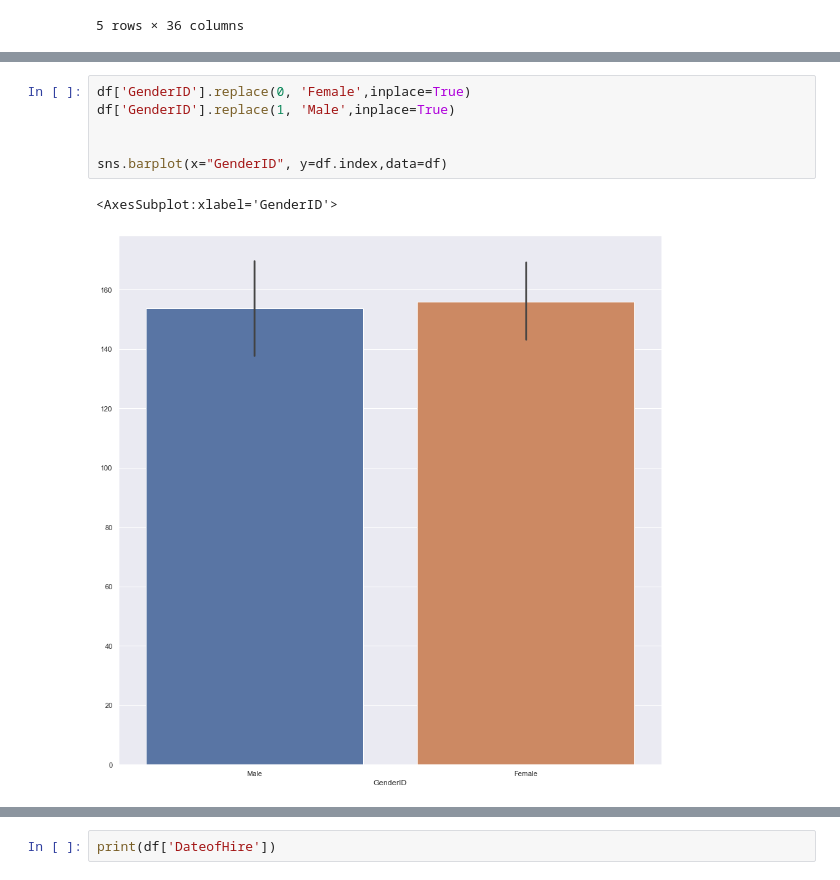
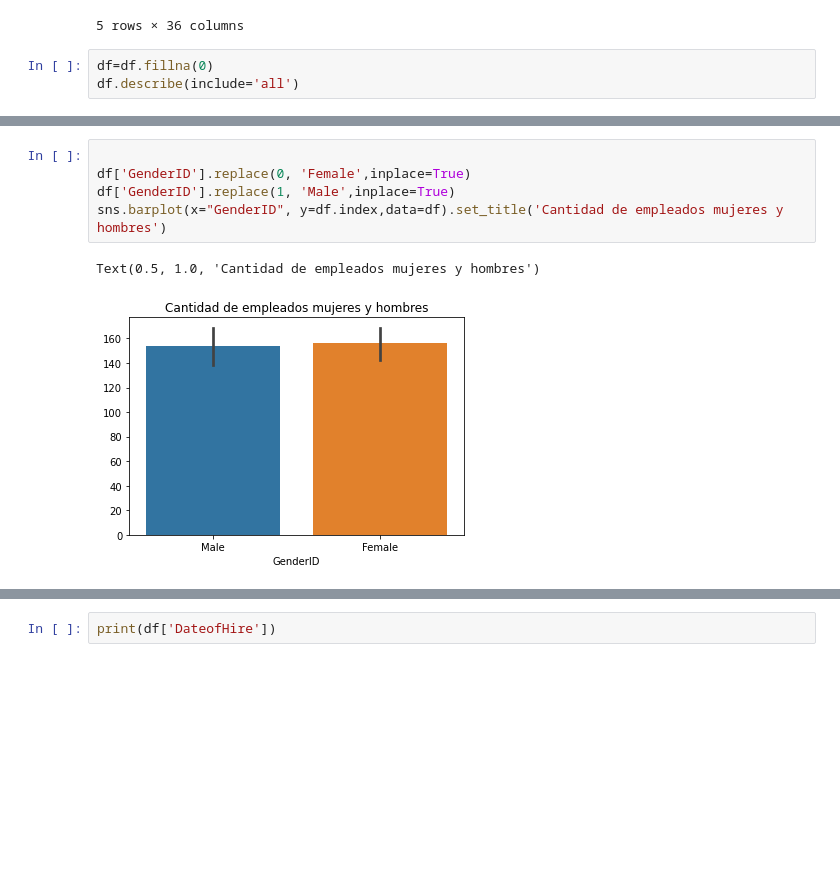
Before and after one commit to isipavelek/Coder, a Jupyter notebook: Visualizacion+Pavelek.ipynb, the cells around one changed output, grey strips where cells are left out. Saved outputs shown, nothing was run; the diff lists cells and outputs as text; blank space fills up the shorter version.

Commit message:
visualizacion

```diff
--- a/Visualizacion+Pavelek.ipynb
+++ b/Visualizacion+Pavelek.ipynb
@@ -22,3 +22,6 @@ df.head()
 | 3 | Alagbe,Trina | 10088 | 1 | 1 | 0 | 1 | 5 | 3 | ... |
 | 4 | Anderson, Carol | 10069 | 0 | 2 | 0 | 5 | 5 | 3 | ... |
 5 rows × 36 columns
+# %%
+df=df.fillna(0)
+df.describe(include='all')
@@ -25,12 +42,11 @@ df.head()
 # %%
+
 df['GenderID'].replace(0, 'Female',inplace=True)
 df['GenderID'].replace(1, 'Male',inplace=True)
-
-
-sns.barplot(x="GenderID", y=df.index,data=df)
+sns.barplot(x="GenderID", y=df.index,data=df).set_title('Cantidad de empleados mujeres y hombres')
 # %% [output]
-<AxesSubplot:xlabel='GenderID'>
+Text(0.5, 1.0, 'Cantidad de empleados mujeres y hombres')
-[figure, old version]
+[figure, new version]
 # %%
 sns.barplot(y="RecruitmentSource", x=df.index,data=df)
 # %% [output]
```
Also changed, not shown: parts of 7 cells of this notebook.
